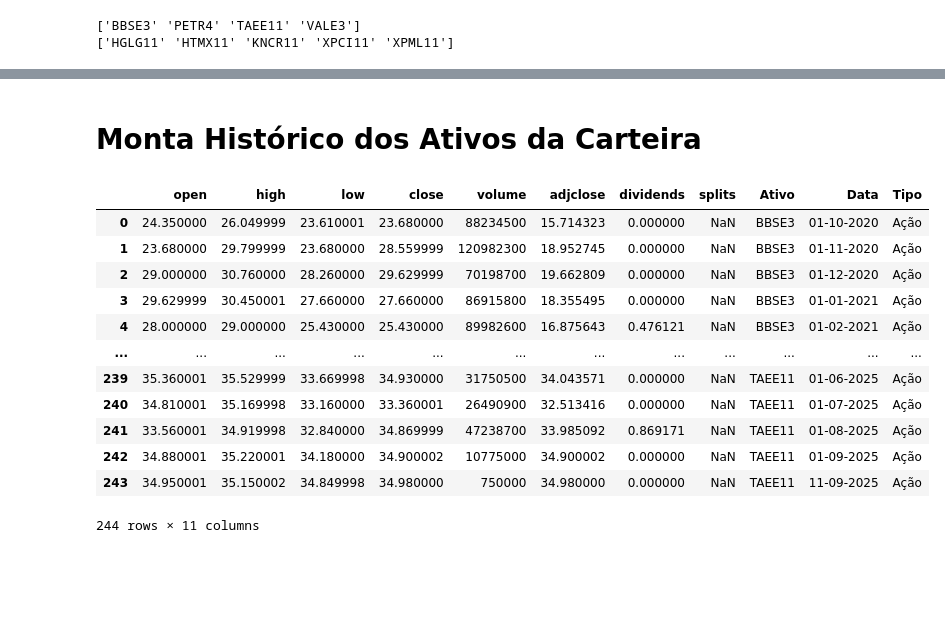
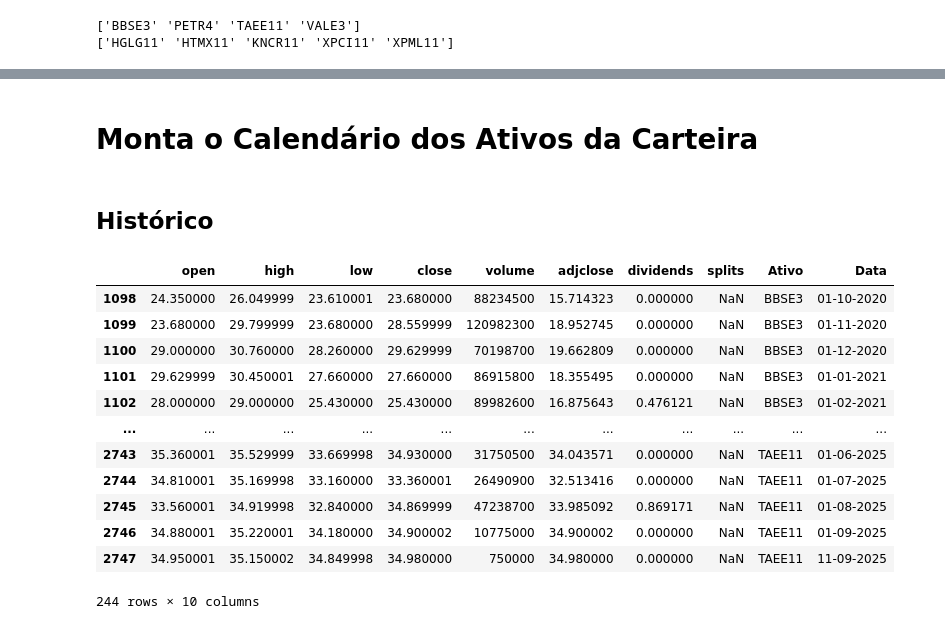
Before and after one commit to LuisHenrique7/Analise-Financeira, a Jupyter notebook: Modelagem da Carteira de Ativos.ipynb, the cells around one changed output, grey strips where cells are left out. Drawn from its saved outputs; the diff is of its cells as text; code cells hidden in the pictures; blank space fills up the shorter version.

Commit message:
Começa a unir os dados gerais da carteina em um único DataFrame

```diff
--- a/Modelagem da Carteira de Ativos.ipynb
+++ b/Modelagem da Carteira de Ativos.ipynb
@@ -134,47 +134,28 @@ df_carteira_ativos
 # %%
 df_carteira_ativos.to_csv('Dados Modelados/carteira_ativos.csv', index=False)
 # %% [markdown]
-# Monta Histórico dos Ativos da Carteira
+# Monta o Calendário dos Ativos da Carteira
+# %% [markdown]
+## Histórico
 # %%
 df_ativos = pd.read_csv('Dados Modelados/historico_Ativos.csv')
-lista_ativos_selecionados = [
-    # Ações
-    "BBSE3",
-	"PETR4",
-	"TAEE11",
-	"VALE3",
-
-    # FIIs
-    "HGLG11",
-    "HTMX11",
-    "KNCR11",
-    "XPML11",
-    "XPCI11"
-
-]
-
-lista_index = []
-for i in df_ativos.index:
-    if df_ativos.loc[i, "Ativo"] in lista_ativos_selecionados:
-        lista_index.append(i)
-
-df_ativos = df_ativos.loc[lista_index, :]
-df_ativos.index = range(0, len(df_ativos))
-df_ativos['Tipo'] = "Ação"
+df_ativos = df_ativos.loc[df_ativos["Ativo"].isin(lista_ativos_selecionados)]
+# df_ativos.index = range(0, len(df_ativos))
+# df_ativos['Tipo Ativo'] = "Ação"
 df_ativos
 # %% [output]
-|  | open | high | low | close | volume | adjclose | dividends | splits | Ativo | Data | Tipo |
-| 0 | 24.350000 | 26.049999 | 23.610001 | 23.680000 | 88234500 | 15.714323 | 0.000000 | NaN | BBSE3 | 01-10-2020 | Ação |
-| 1 | 23.680000 | 29.799999 | 23.680000 | 28.559999 | 120982300 | 18.952745 | 0.000000 | NaN | BBSE3 | 01-11-2020 | Ação |
-| 2 | 29.000000 | 30.760000 | 28.260000 | 29.629999 | 70198700 | 19.662809 | 0.000000 | NaN | BBSE3 | 01-12-2020 | Ação |
-| 3 | 29.629999 | 30.450001 | 27.660000 | 27.660000 | 86915800 | 18.355495 | 0.000000 | NaN | BBSE3 | 01-01-2021 | Ação |
-| 4 | 28.000000 | 29.000000 | 25.430000 | 25.430000 | 89982600 | 16.875643 | 0.476121 | NaN | BBSE3 | 01-02-2021 | Ação |
-| ... | ... | ... | ... | ... | ... | ... | ... | ... | ... | ... | ... |
-| 239 | 35.360001 | 35.529999 | 33.669998 | 34.930000 | 31750500 | 34.043571 | 0.000000 | NaN | TAEE11 | 01-06-2025 | Ação |
-| 240 | 34.810001 | 35.169998 | 33.160000 | 33.360001 | 26490900 | 32.513416 | 0.000000 | NaN | TAEE11 | 01-07-2025 | Ação |
-| 241 | 33.560001 | 34.919998 | 32.840000 | 34.869999 | 47238700 | 33.985092 | 0.869171 | NaN | TAEE11 | 01-08-2025 | Ação |
-| 242 | 34.880001 | 35.220001 | 34.180000 | 34.900002 | 10775000 | 34.900002 | 0.000000 | NaN | TAEE11 | 01-09-2025 | Ação |
-| 243 | 34.950001 | 35.150002 | 34.849998 | 34.980000 | 750000 | 34.980000 | 0.000000 | NaN | TAEE11 | 11-09-2025 | Ação |
+|  | open | high | low | close | volume | adjclose | dividends | splits | Ativo | Data |
+| 1098 | 24.350000 | 26.049999 | 23.610001 | 23.680000 | 88234500 | 15.714323 | 0.000000 | NaN | BBSE3 | 01-10-2020 |
+| 1099 | 23.680000 | 29.799999 | 23.680000 | 28.559999 | 120982300 | 18.952745 | 0.000000 | NaN | BBSE3 | 01-11-2020 |
+| 1100 | 29.000000 | 30.760000 | 28.260000 | 29.629999 | 70198700 | 19.662809 | 0.000000 | NaN | BBSE3 | 01-12-2020 |
+| 1101 | 29.629999 | 30.450001 | 27.660000 | 27.660000 | 86915800 | 18.355495 | 0.000000 | NaN | BBSE3 | 01-01-2021 |
+| 1102 | 28.000000 | 29.000000 | 25.430000 | 25.430000 | 89982600 | 16.875643 | 0.476121 | NaN | BBSE3 | 01-02-2021 |
+| ... | ... | ... | ... | ... | ... | ... | ... | ... | ... | ... |
+| 2743 | 35.360001 | 35.529999 | 33.669998 | 34.930000 | 31750500 | 34.043571 | 0.000000 | NaN | TAEE11 | 01-06-2025 |
+| 2744 | 34.810001 | 35.169998 | 33.160000 | 33.360001 | 26490900 | 32.513416 | 0.000000 | NaN | TAEE11 | 01-07-2025 |
+| 2745 | 33.560001 | 34.919998 | 32.840000 | 34.869999 | 47238700 | 33.985092 | 0.869171 | NaN | TAEE11 | 01-08-2025 |
+| 2746 | 34.880001 | 35.220001 | 34.180000 | 34.900002 | 10775000 | 34.900002 | 0.000000 | NaN | TAEE11 | 01-09-2025 |
+| 2747 | 34.950001 | 35.150002 | 34.849998 | 34.980000 | 750000 | 34.980000 | 0.000000 | NaN | TAEE11 | 11-09-2025 |
-244 rows × 11 columns
+244 rows × 10 columns
 # %%
 df_fiis = pd.read_csv('Dados Modelados/historico_Fii.csv')
```
Also changed, not shown: parts of 26 cells of this notebook, 2 other files.
